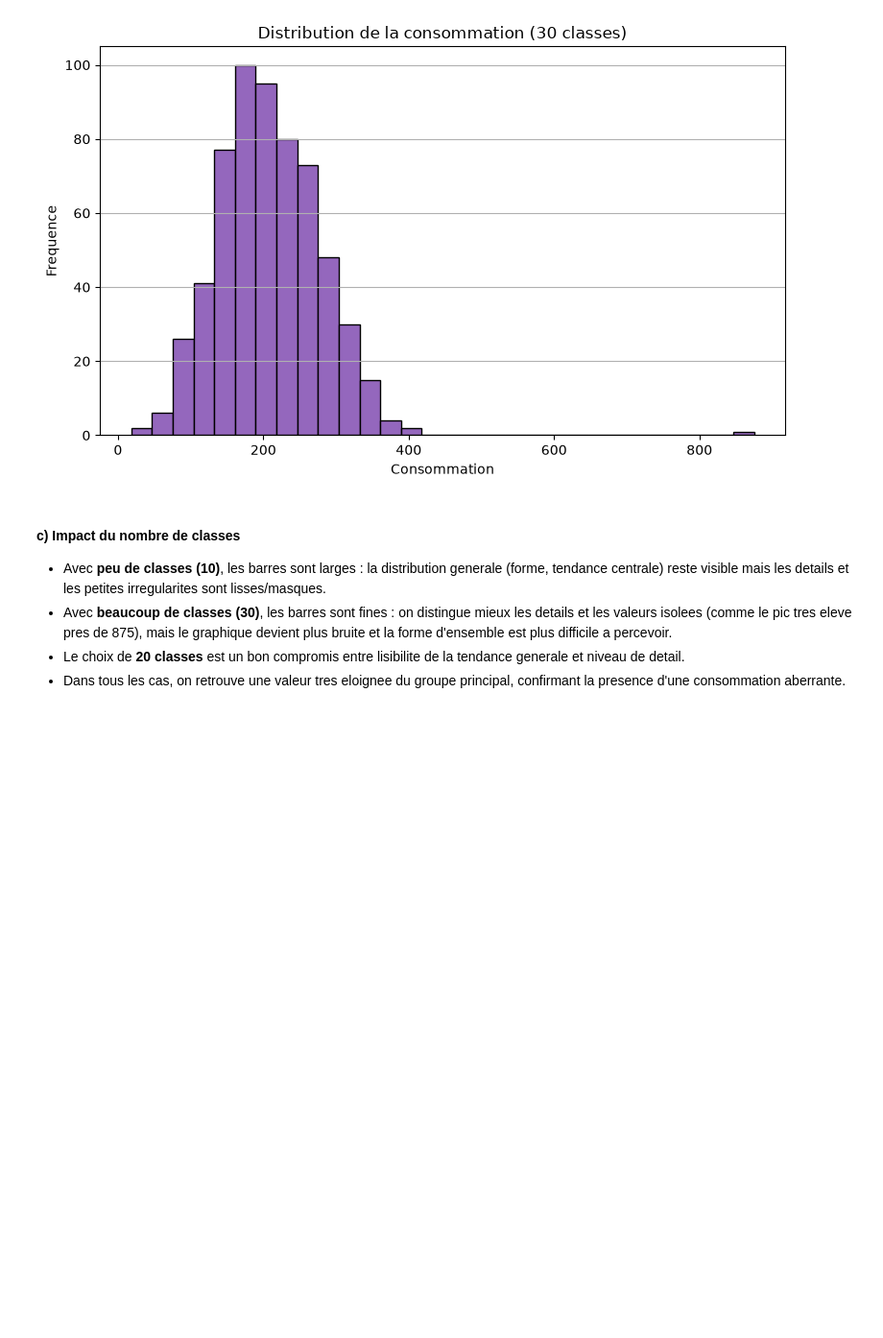
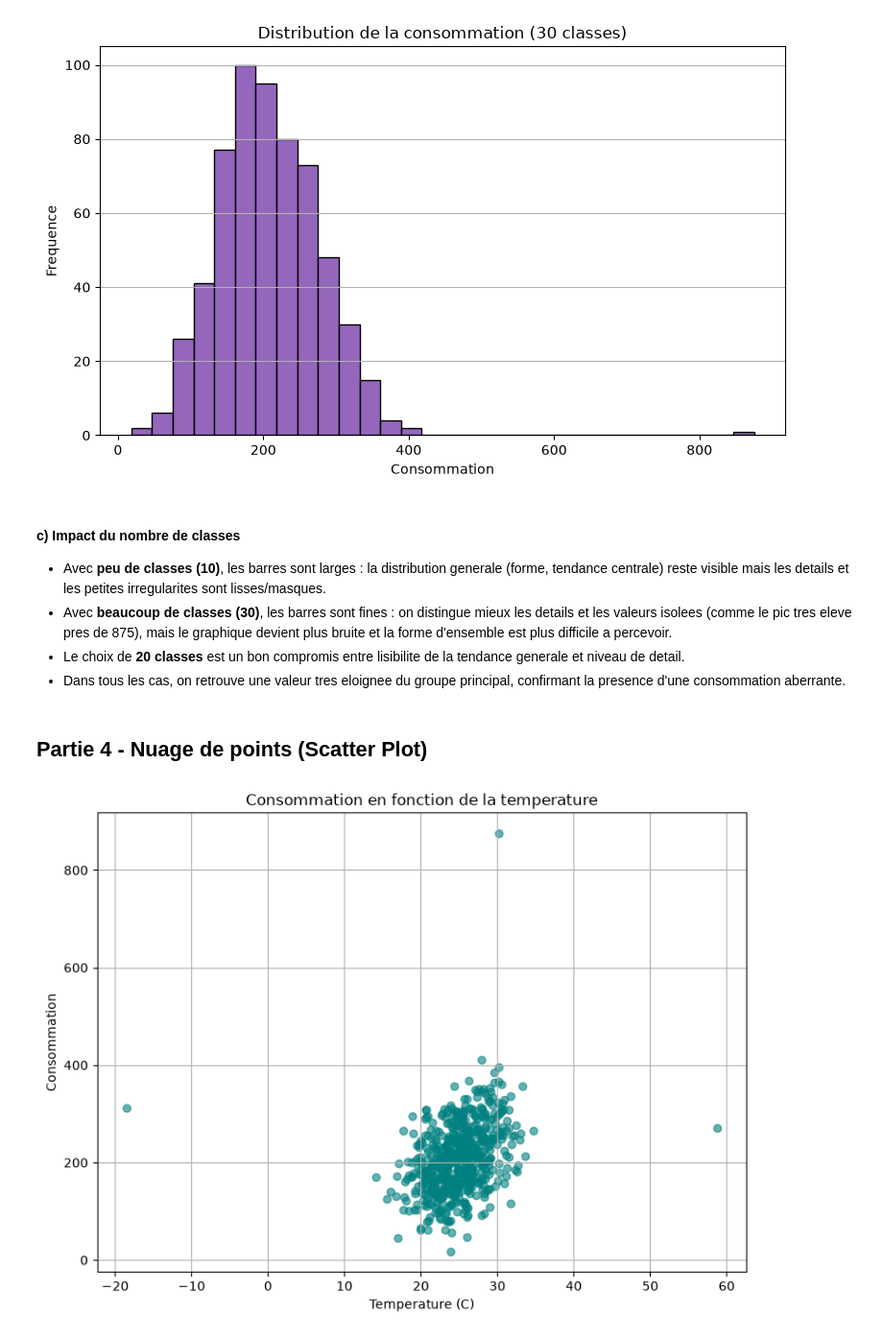
Before and after one commit to maigadems/atelier_matplotlib_iot, a Jupyter notebook: notebooks/atelier_matplotlib_iot.ipynb, the cells around one changed output. Shown at 96% size. Saved outputs shown, nothing was run; the diff lists cells and outputs as text; code cells hidden in the pictures; blank space fills up the shorter version.

Commit message:
Réaliser un nuage de points

```diff
--- a/notebooks/atelier_matplotlib_iot.ipynb
+++ b/notebooks/atelier_matplotlib_iot.ipynb
@@ -178,3 +178,20 @@ plt.show()
 - Avec **beaucoup de classes (30)**, les barres sont fines : on distingue mieux les details et les valeurs isolees (comme le pic tres eleve pres de 875), mais le graphique devient plus bruite et la forme d'ensemble est plus difficile a percevoir.
 - Le choix de **20 classes** est un bon compromis entre lisibilite de la tendance generale et niveau de detail.
 - Dans tous les cas, on retrouve une valeur tres eloignee du groupe principal, confirmant la presence d'une consommation aberrante.
+# %% [markdown]
+## Partie 4 - Nuage de points (Scatter Plot)
+# %%
+data = df[["temperature", "consommation"]].dropna()
+
+plt.figure(figsize=(8, 6))
+plt.scatter(data["temperature"], data["consommation"], alpha=0.6, color="teal")
+
+plt.title("Consommation en fonction de la temperature")
+plt.xlabel("Temperature (C)")
+plt.ylabel("Consommation")
+plt.grid(True)
+
+plt.tight_layout()
+plt.show()
+# %% [output]
+[figure, added]
```
Also changed, not shown: parts of 1 cell of this notebook, 1 other file.
